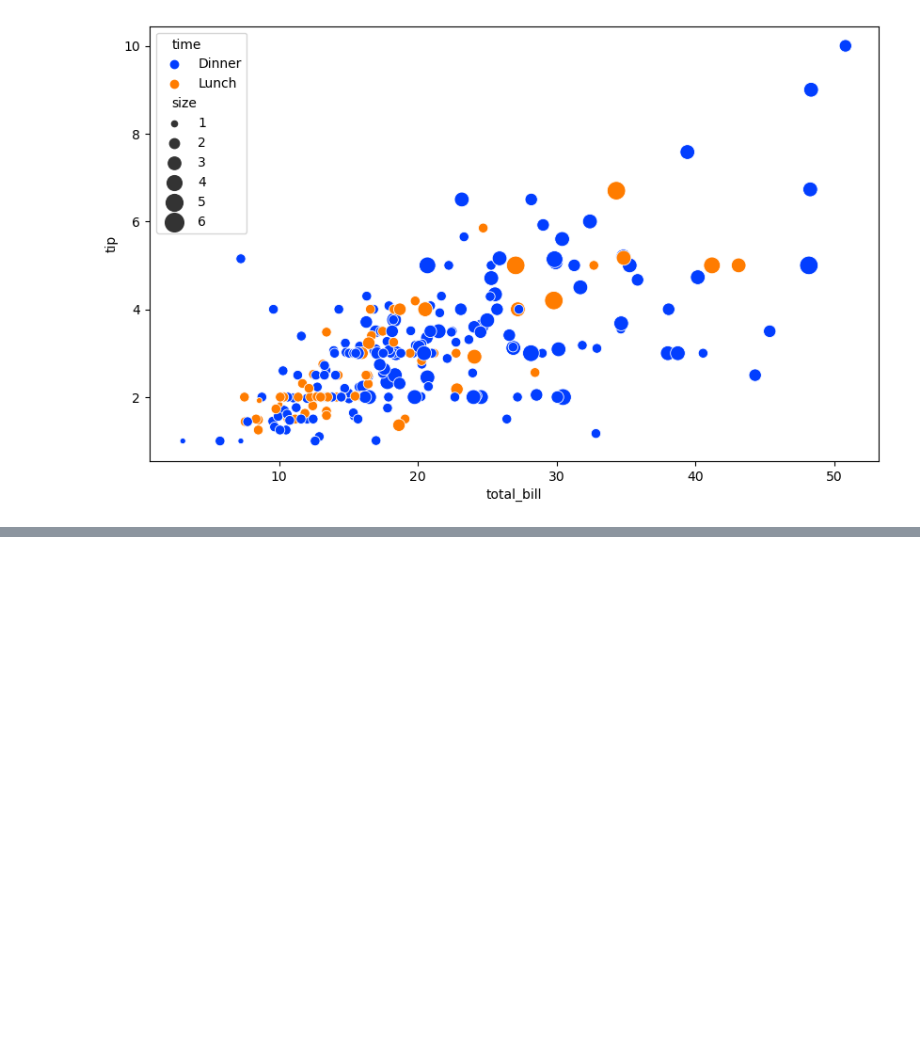
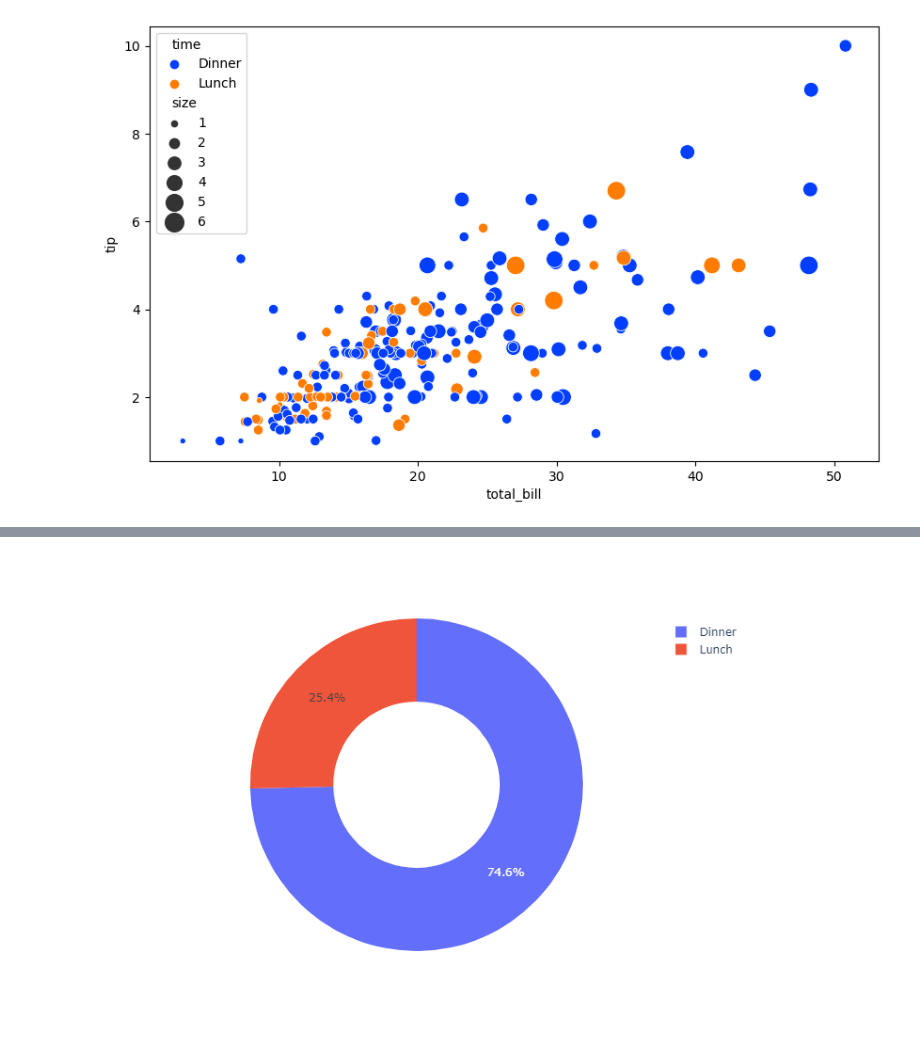
Before and after one commit to NANITH777/ML-DL-Examples, a Jupyter notebook: Waiter Tips Prediction/waiter.ipynb, the cells around one changed output, grey strips where cells are left out. Drawn from its saved outputs; the diff is of its cells as text; code cells hidden in the pictures; blank space fills up the shorter version.

```diff
--- a/Waiter Tips Prediction/waiter.ipynb
+++ b/Waiter Tips Prediction/waiter.ipynb
@@ -117,3 +126,6 @@ plt.axis('off')
 plt.show()
 # %% [output]
 [figure]
+# %%
+pie3 = px.pie(df,values='tip', names='time',hole = 0.5)
+pie3.show()
@@ -119,0 +134,9 @@ plt.show()
+# %%
+pie3_plt = pio.to_image(pie3, format='png')
+img = plt.imread(io.BytesIO(pie3_plt))
+plt.figure(figsize=(10, 6))
+plt.imshow(img)
+plt.axis('off')
+plt.show()
+# %% [output]
+[figure, added]
```
Also changed, not shown: parts of 3 cells of this notebook, 1 other file.
